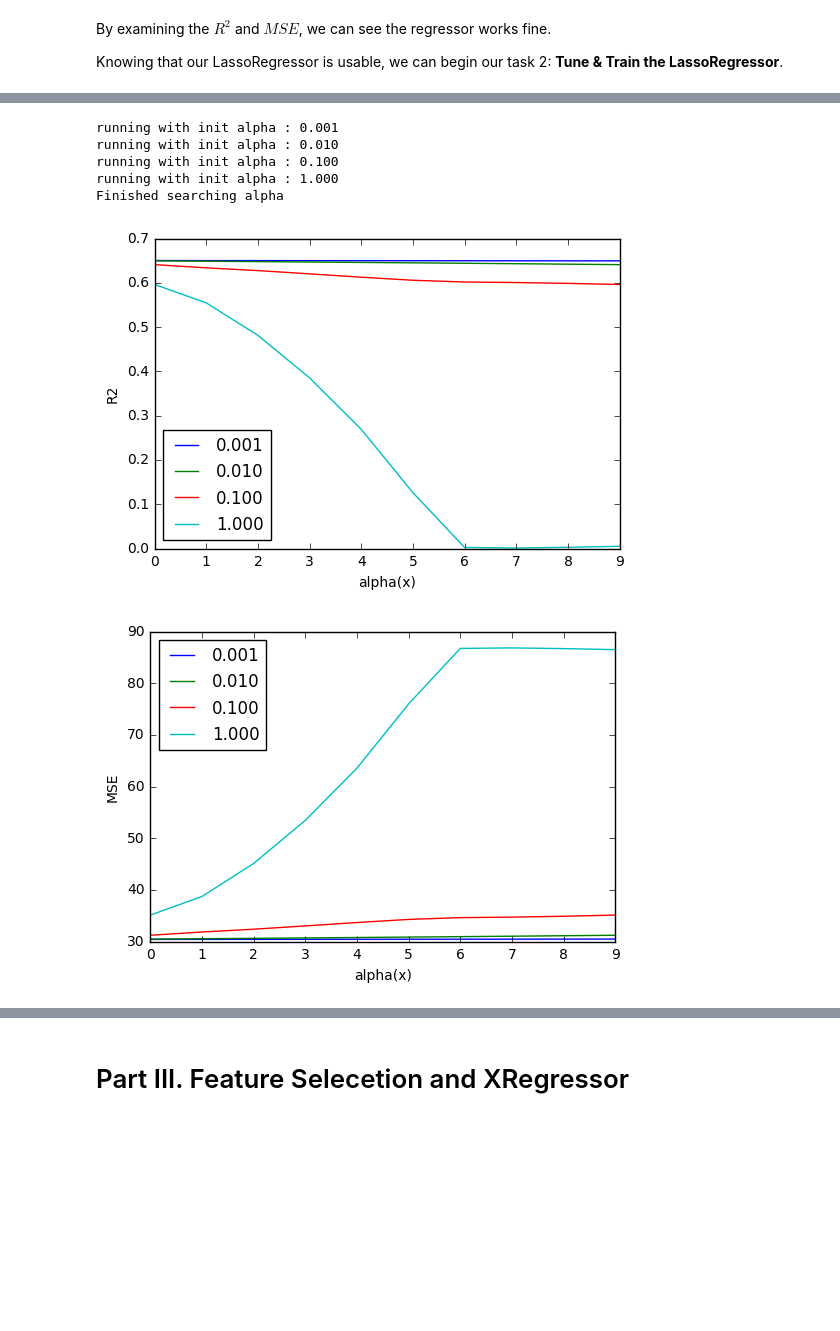
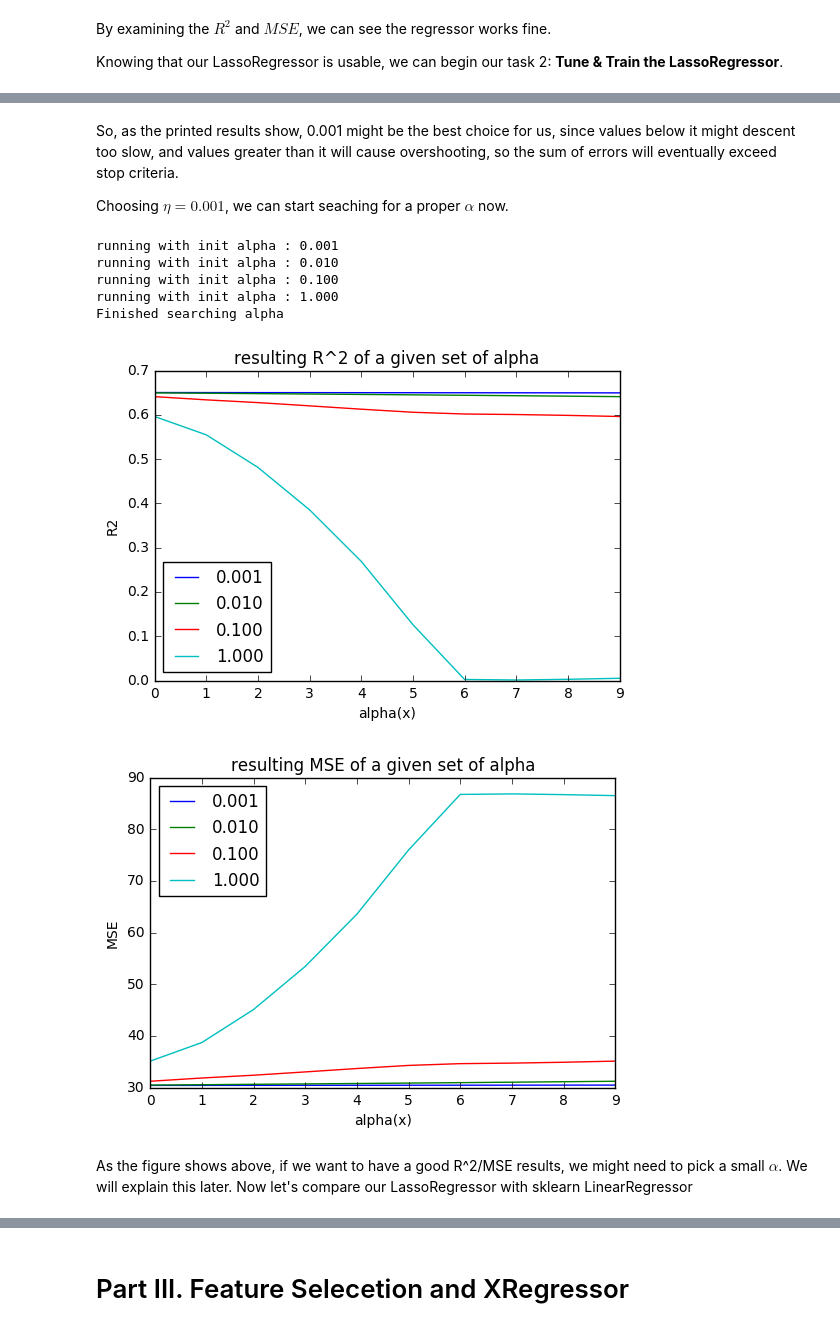
Before and after one commit to LemonATsu/iPynb-Lasso-Regressor, a Jupyter notebook: Lab05_102062207.ipynb, the cells around one changed output, grey strips where cells are left out. Cells and saved outputs as stored; diff of their text form; code cells hidden in the pictures; blank space fills up the shorter version.

```diff
--- a/Lab05_102062207.ipynb
+++ b/Lab05_102062207.ipynb
@@ -283,11 +372,19 @@ By examining the explained variance ratio, we can find that some of the features
+# %% [markdown]
+So, as the printed results show, 0.001 might be the best choice for us, since values below it might descent too slow, and values greater than it will cause overshooting, so the sum of errors will eventually exceed stop criteria.
+
+Choosing $\eta=0.001$, we can start seaching for a proper $\alpha$ now.
 # %%
 from sklearn.cross_validation import train_test_split
 
+"""
+    We have learned that eta = 0.001 is our best choice,
+    now let us find an appropriat alpha value
+"""
+
 a = 0.001
 eta = 0.001
+alphas = [0.001, 0.01, 0.1, 1]
 max_iter = 5000
-alphas = [0.001, 0.01, 0.1, 1]
-max_comps = 13
 
 candidates = []
 r2_lists = []
@@ -301,60 +398,70 @@ for a in alphas:
     r2_list = []
     mse_list = []
     inc = a
     for i in range(0, 10):
-
+        # Examine the result of choosen alpha through training-validating process.
         X_tune_train, X_val, y_tune_train, y_val = train_test_split(
         X_std, y_train, test_size=0.4, random_state=1)
 
         llr = LassoRegressor(eta=eta, alpha=a, n_iter=max_iter)
         llr = llr.fit(X_tune_train, y_tune_train)
 
         y_val_pred = llr.predict(X_val)
         r2  = r2_score(y_val, y_val_pred)
         mse = mean_squared_error(y_val, y_val_pred)
 
         a_list.append(a)
         r2_list.append(r2)
         mse_list.append(mse)
 
         a += inc
+    # collect testing result
     a_lists.append(a_list)
     r2_lists.append(r2_list)
     mse_lists.append(mse_list)
 
 print('Finished searching alpha')
+
+
+
+a = 0.001
+# now, we plot the resulting R^2 value of a given set of alpha values.
+# each line in the figure indicates the resulting value of R^2 from 'a' to 'a * 9'
+# (ex. if a = 0.001, then the line of 0.001 will be the R^2 value from 0.001 to 0.009)
+for l in r2_lists:
+    a_alpha = "%.3f" % a
+    plt.plot(range(0,10), l, label=a_alpha)
+    a *= 10
+
+plt.title('resulting R^2 of a given set of alpha')
+plt.ylabel('R2')
+plt.xlabel('alpha(x)')
+plt.legend(loc='best')
+plt.savefig('./output/fig-alpha-plot-r2', dpi=300)
+plt.show()
+
+
+# same as above, but this time, we plot the MSE value.
+a = 0.001
+for l in mse_lists:
+    a_alpha = "%.3f" % a
+    plt.plot(range(0,10), l, label=a_alpha)
+    a *= 10
+
+plt.title('resulting MSE of a given set of alpha')
+plt.ylabel('MSE')
+plt.xlabel('alpha(x)')
+plt.legend(loc='best')
+plt.savefig('./output/fig-alpha-plot-mse', dpi=300)
+plt.show()
 # %% [output]
 running with init alpha : 0.001
 running with init alpha : 0.010
 running with init alpha : 0.100
 running with init alpha : 1.000
 Finished searching alpha
+[figure, added]
+[figure, added]
-# %%
-a = 0.001
-for l in r2_lists:
-    a_alpha = "%.3f" % a
-    plt.plot(range(0,10), l, label=a_alpha)
-    a *= 10
-
-plt.ylabel('R2')
-plt.xlabel('alpha(x)')
-plt.legend(loc='best')
-plt.savefig('./output/fig-alpha-plot-r2', dpi=300)
-plt.show()
-# %% [output]
-[figure, removed]
-# %%
-a = 0.001
-for l in mse_lists:
-    a_alpha = "%.3f" % a
-    plt.plot(range(0,10), l, label=a_alpha)
-    a *= 10
-
-plt.ylabel('MSE')
-plt.xlabel('alpha(x)')
-plt.legend(loc='best')
-plt.savefig('./output/fig-alpha-plot-mse', dpi=300)
-plt.show()
-# %% [output]
-[figure, removed]
+# %% [markdown]
+As the figure shows above, if we want to have a good R^2/MSE results, we might need to pick a small $\alpha$. We will explain this later. Now let's compare our LassoRegressor with sklearn LinearRegressor
 # %%
```
Also changed, not shown: parts of 15 cells of this notebook.
